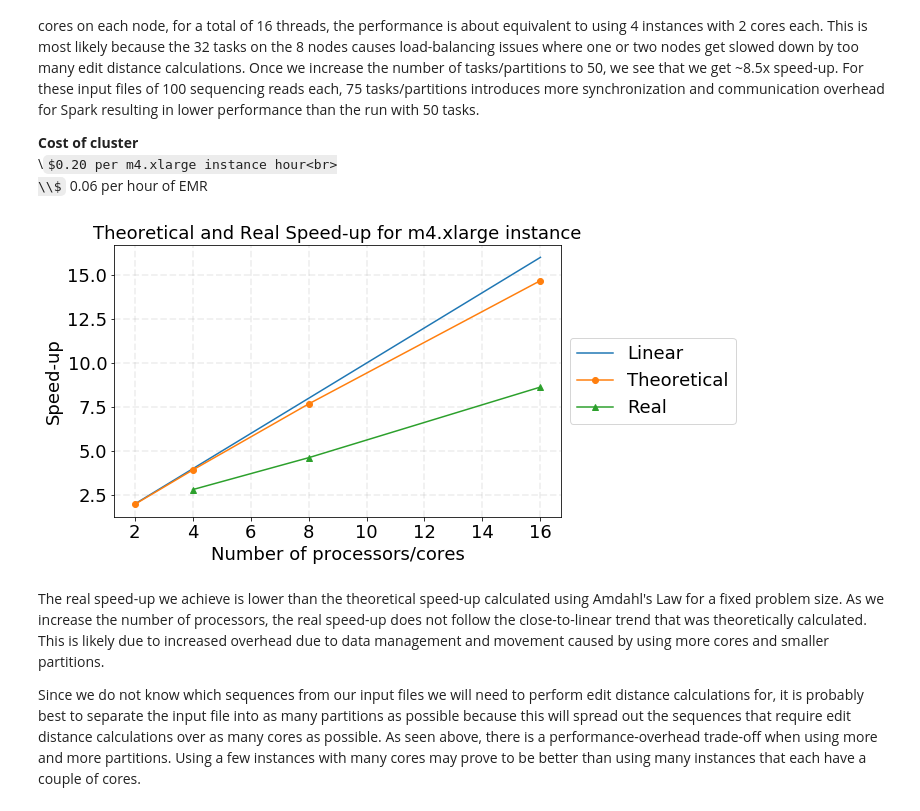
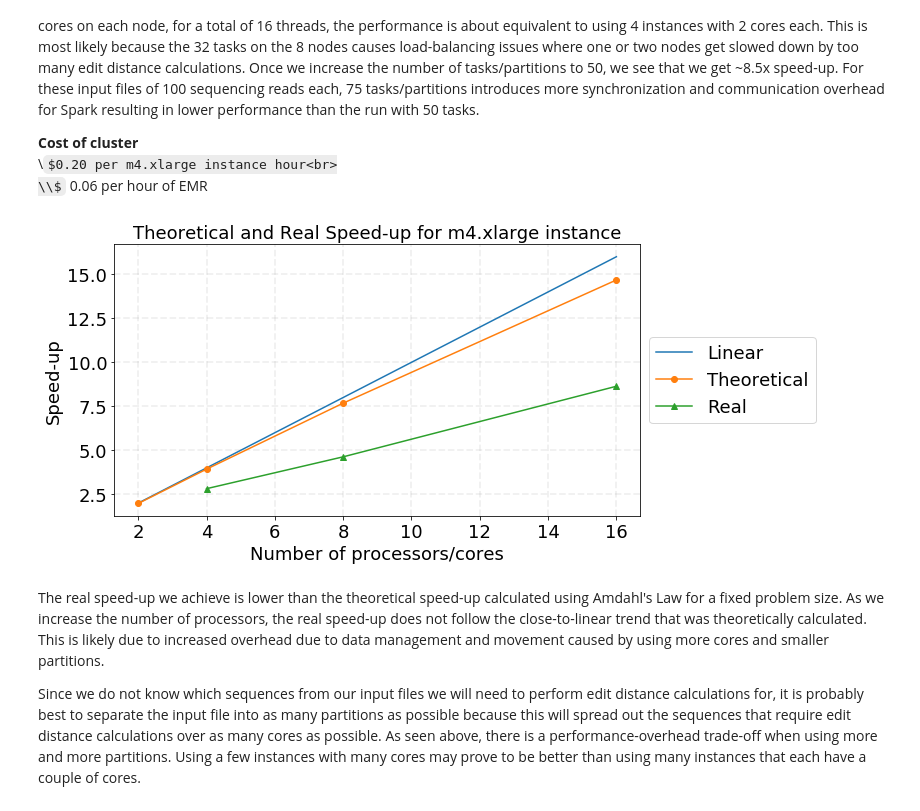
Before and after one commit to The-Algorithmic-Hedgehogs/pacs, a Jupyter notebook: spark_code/spark_code_development_log.ipynb, the cells around one changed output. Cells and saved outputs as stored; diff of their text form; code cells hidden in the pictures; some formulas as TeX source.

Commit message:
made new speed-up graph

```diff
--- a/spark_code/spark_code_development_log.ipynb
+++ b/spark_code/spark_code_development_log.ipynb
@@ -78,38 +78,37 @@ import matplotlib.pyplot as plt
 nprocessors = [2, 4, 8, 16];
 strong_scaling_perf = [1.98,3.93, 7.68, 14.68]; #theoretical values for strong scaling for fixed problem size
 
 real_nprocessors = [4,8,16];
 real_scaling = [2.82, 4.63, 8.64];
 
 # make the figure
-fig = plt.figure(figsize = (8,5));
+fig = plt.figure(figsize = (11,5));
 ax = plt.subplot(1,1,1);
 f_size = 18; # font size
 
 # adjust size of tickmarks in axes
 ax.tick_params(labelsize = f_size)
 
 # adjust size of axis label
 ax.set_xlabel('Number of processors/cores', fontsize = f_size)
 ax.set_ylabel('Speed-up', fontsize = f_size)
 
 # set figure title label
 ax.set_title("Theoretical and Real Speed-up for m4.xlarge instance", fontsize = f_size)
 
 # set up grid with this
 ax.grid(True, lw=1.75, ls='--', alpha=0.2)
 
 # make actual plot
 ax.plot([2,4,8,16], [2,4,8,16], '-', label='Linear')
 ax.plot(nprocessors, strong_scaling_perf, "-o", label="Theoretical");
 ax.plot(real_nprocessors, real_scaling,"-^", label="Real");
 ax.legend(loc='center left', bbox_to_anchor=(1, 0.5), fontsize = f_size);
-
 # plt.show();
-
-plt.savefig('Theoretical and Real Speed-up.jpg')
+plt.tight_layout()
+plt.savefig('Theoretical and Real Speed-up.jpg', dpi=300, )
 # %% [output]
-[figure, old version]
+[figure, new version]
 # %% [markdown]
 The real speed-up we achieve is lower than the theoretical speed-up calculated using Amdahl's Law for a fixed problem size. As we increase the number of processors, the real speed-up does not follow the close-to-linear trend that was theoretically calculated. This is likely due to increased overhead due to data management and movement caused by using more cores and smaller partitions.
 
```
Also changed, not shown: 1 other file.
